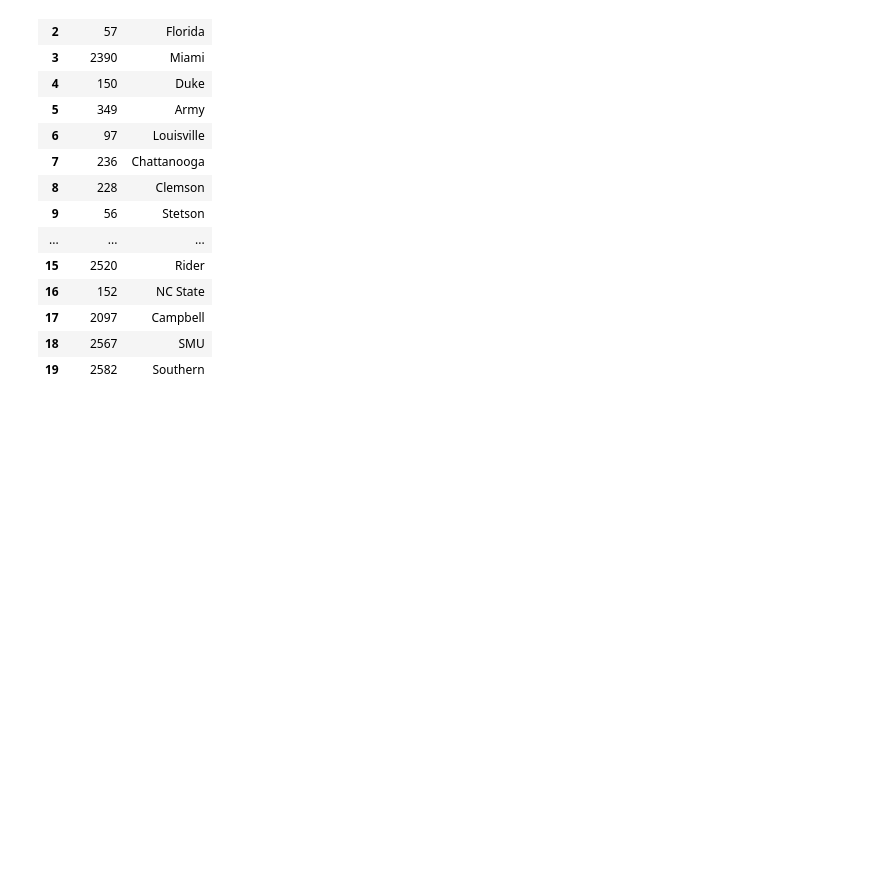
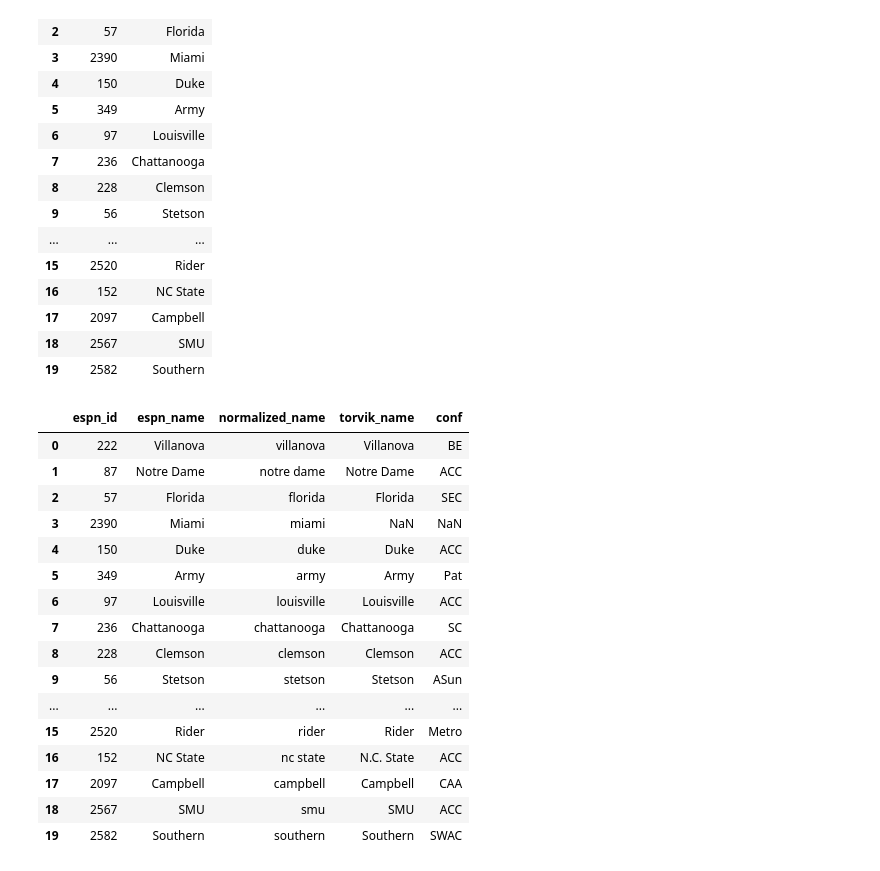
Before and after one commit to ekee7/acc_reality_check, a Jupyter notebook: ACC_Reality_Check.ipynb, the cells around one changed output. Drawn from its saved outputs; the diff is of its cells as text; code cells hidden in the pictures; blank space fills up the shorter version.

Commit message:
automatically match ESPN and Torvik team names

```diff
--- a/ACC_Reality_Check.ipynb
+++ b/ACC_Reality_Check.ipynb
@@ -495,3 +495,51 @@ Number of unique ESPN teams: 116
 | 17 | 2097 | Campbell |
 | 18 | 2567 | SMU |
 | 19 | 2582 | Southern |
+# %%
+#normalize team names for automatic matching
+def normalize_name(name):
+    name = name.lower().strip()
+    name = name.replace(".", "")
+    name = name.replace("-", " ")
+
+    words = name.split()
+    words = ["state" if word == "st" else word for word in words]
+
+    return " ".join(words)
+#create copies to preserve the original datasets
+espn_matching = df_espn_teams.copy()
+
+torvik_matching = df_torvik[["team", "conf"]].copy()
+
+#normalize names in both datasets
+espn_matching["normalized_name"] = espn_matching["espn_name"].apply(normalize_name)
+
+torvik_matching["normalized_name"] = torvik_matching["team"].apply(normalize_name)
+
+#match ESPN teams with Torvik teams
+df_crosswalk = espn_matching.merge(
+    torvik_matching,
+    on="normalized_name",
+    how="left"
+)
+#rename the Torvik team column
+df_crosswalk = df_crosswalk.rename(columns={"team": "torvik_name"})
+display(df_crosswalk.head(20))
+# %% [output]
+|  | espn_id | espn_name | normalized_name | torvik_name | conf |
+| 0 | 222 | Villanova | villanova | Villanova | BE |
+| 1 | 87 | Notre Dame | notre dame | Notre Dame | ACC |
+| 2 | 57 | Florida | florida | Florida | SEC |
+| 3 | 2390 | Miami | miami | NaN | NaN |
+| 4 | 150 | Duke | duke | Duke | ACC |
+| 5 | 349 | Army | army | Army | Pat |
+| 6 | 97 | Louisville | louisville | Louisville | ACC |
+| 7 | 236 | Chattanooga | chattanooga | Chattanooga | SC |
+| 8 | 228 | Clemson | clemson | Clemson | ACC |
+| 9 | 56 | Stetson | stetson | Stetson | ASun |
+| ... | ... | ... | ... | ... | ... |
+| 15 | 2520 | Rider | rider | Rider | Metro |
+| 16 | 152 | NC State | nc state | N.C. State | ACC |
+| 17 | 2097 | Campbell | campbell | Campbell | CAA |
+| 18 | 2567 | SMU | smu | SMU | ACC |
+| 19 | 2582 | Southern | southern | Southern | SWAC |
```
